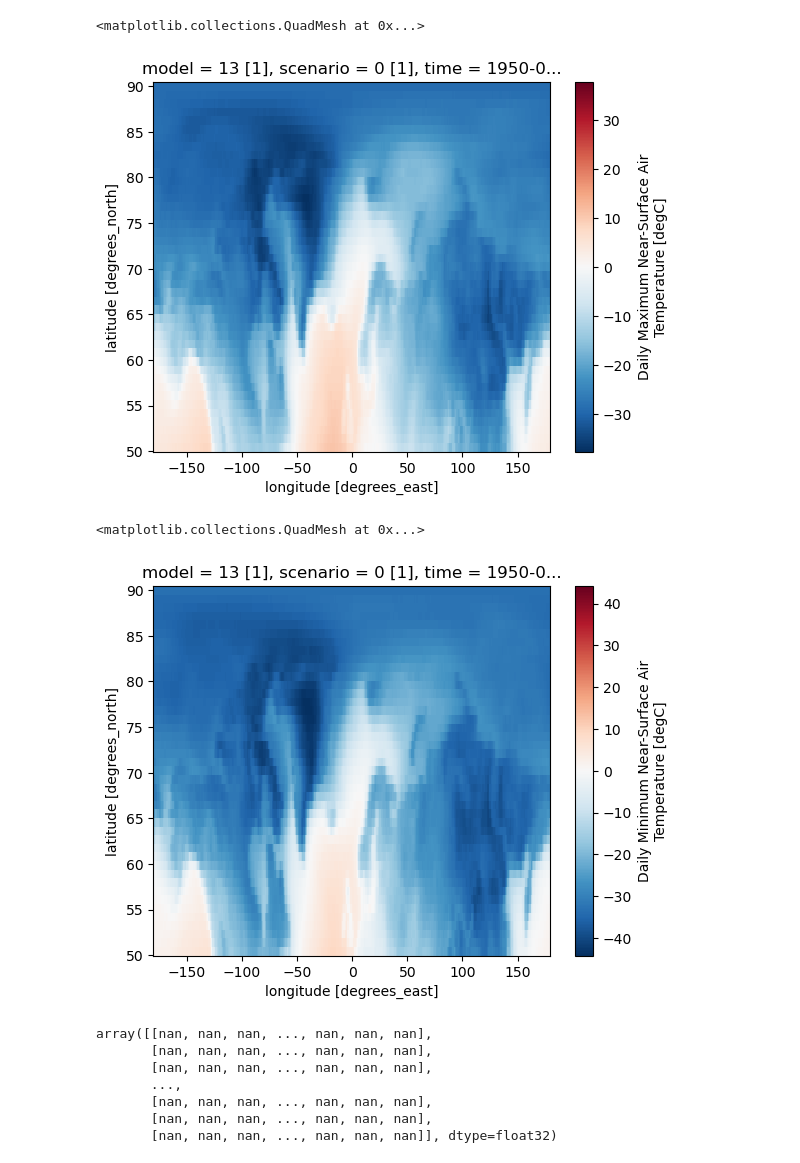
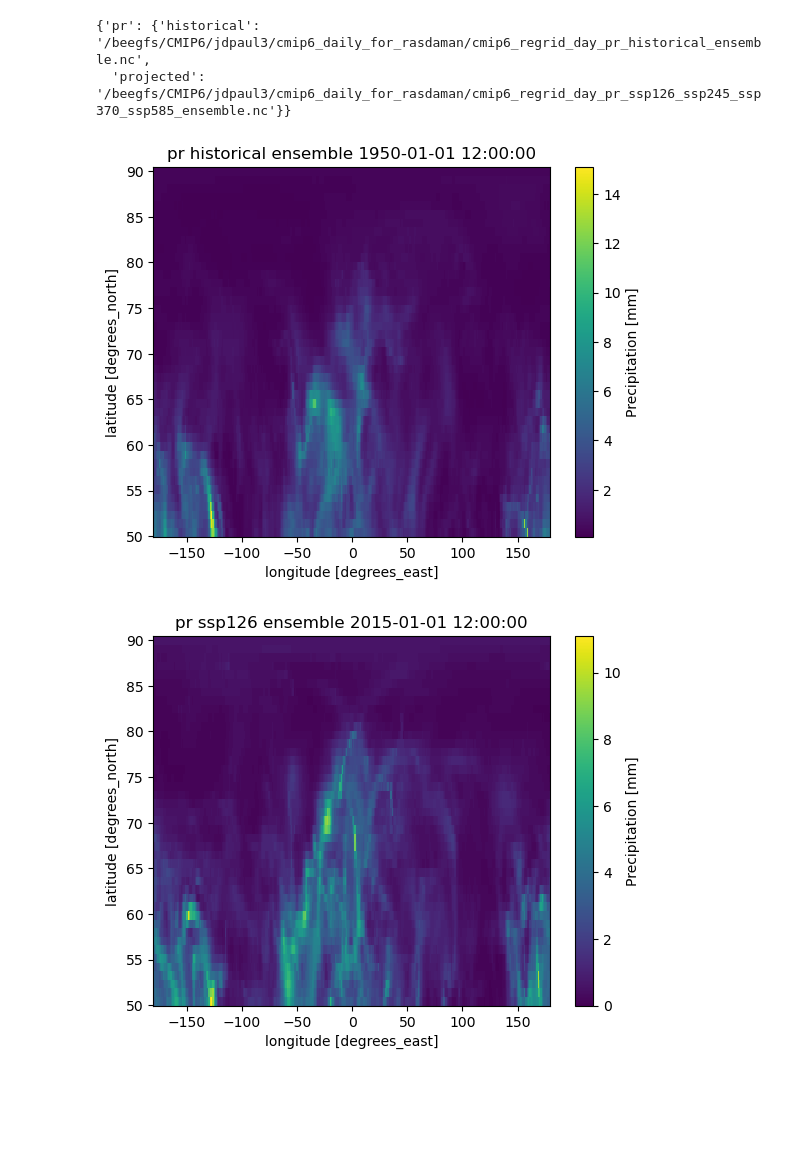
Before and after one commit to ua-snap/rasdaman-ingest, a Jupyter notebook: ardac/cmip6_common_grid/daily/ensemble_test.ipynb, the cells around one changed output. Drawn from its saved outputs; the diff is of its cells as text; code cells hidden in the pictures; blank space fills up the shorter version.

Commit message:
successful run of ensemble_test nb

```diff
--- a/ardac/cmip6_common_grid/daily/ensemble_test.ipynb
+++ b/ardac/cmip6_common_grid/daily/ensemble_test.ipynb
@@ -80,23 +6,46 @@ Attributes:
-# %%
-# plot the first time step from each dataset and ensemble model / historical scenario
-tasmax["tasmax"].isel(time=0, model=13, scenario=0).plot()
-# %% [output]
-<matplotlib.collections.QuadMesh at 0x...>
-[figure, removed]
-# %%
-# same for tasmin
-tasmin["tasmin"].isel(time=0, model=13, scenario=0).plot()
-# %% [output]
-<matplotlib.collections.QuadMesh at 0x...>
-[figure, removed]
-# %%
-# and pr
-pr["pr"].isel(time=0, model=13, scenario=0).values
-# %% [output]
-array([[nan, nan, nan, ..., nan, nan, nan],
-       [nan, nan, nan, ..., nan, nan, nan],
-       [nan, nan, nan, ..., nan, nan, nan],
-       ...,
-       [nan, nan, nan, ..., nan, nan, nan],
-       [nan, nan, nan, ..., nan, nan, nan],
-       [nan, nan, nan, ..., nan, nan, nan]], dtype=float32)
+# %%
+dir = "/beegfs/CMIP6/jdpaul3/cmip6_daily_for_rasdaman"
+vars = [
+    "pr",
+    #"tasmin", ### these variables are missing daily data for CESM2 model, so we're not using them for this demo
+    #"tasmax"  ### these variables are missing daily data for CESM2 model, so we're not using them for this demo
+    ]
+# %%
+var_fp_dict = {}
+for var in vars:
+    hist_fp = f"cmip6_regrid_day_{var}_historical_ensemble.nc"
+    proj_fp = f"cmip6_regrid_day_{var}_ssp126_ssp245_ssp370_ssp585_ensemble.nc"
+    var_fp_dict[var] = {}
+    var_fp_dict[var]["historical"] = os.path.join(dir, hist_fp)
+    var_fp_dict[var]["projected"] = os.path.join(dir, proj_fp)
+
+var_fp_dict
+# %% [output]
+{'pr': {'historical': '/beegfs/CMIP6/jdpaul3/cmip6_daily_for_rasdaman/cmip6_regrid_day_pr_historical_ensemble.nc',
+  'projected': '/beegfs/CMIP6/jdpaul3/cmip6_daily_for_rasdaman/cmip6_regrid_day_pr_ssp126_ssp245_ssp370_ssp585_ensemble.nc'}}
+# %%
+# for each variable, plot the first time step from each dataset for the ensemble
+for var in vars:
+    hist = xr.open_dataset(var_fp_dict[var]["historical"])
+    proj = xr.open_dataset(var_fp_dict[var]["projected"])
+
+    # plot the first time step from each dataset for the ensemble
+    hist[var].isel(time=0, model=13, scenario=0).plot()
+    # add a title to the plot with time
+    hist_time = hist["time"].isel(time=0).values
+    plt.title(f"{var} historical ensemble {hist_time}")
+    plt.show()
+
+    for i in [1,2,3,4]:
+
+        proj[var].isel(time=0, model=13).sel(scenario=i).plot()
+        # add a title to the plot with time and scenario from the encodings dict
+        scenarios_dict = eval(proj.scenario.attrs["encoding"])
+        scenario_name = scenarios_dict[i]
+
+        proj_time = proj["time"].isel(time=0).values
+        plt.title(f"{var} {scenario_name} ensemble {proj_time}")
+        plt.show()
+# %% [output]
+[figure, added]
+[figure, added]
```
Also changed, not shown: parts of 8 cells of this notebook.
